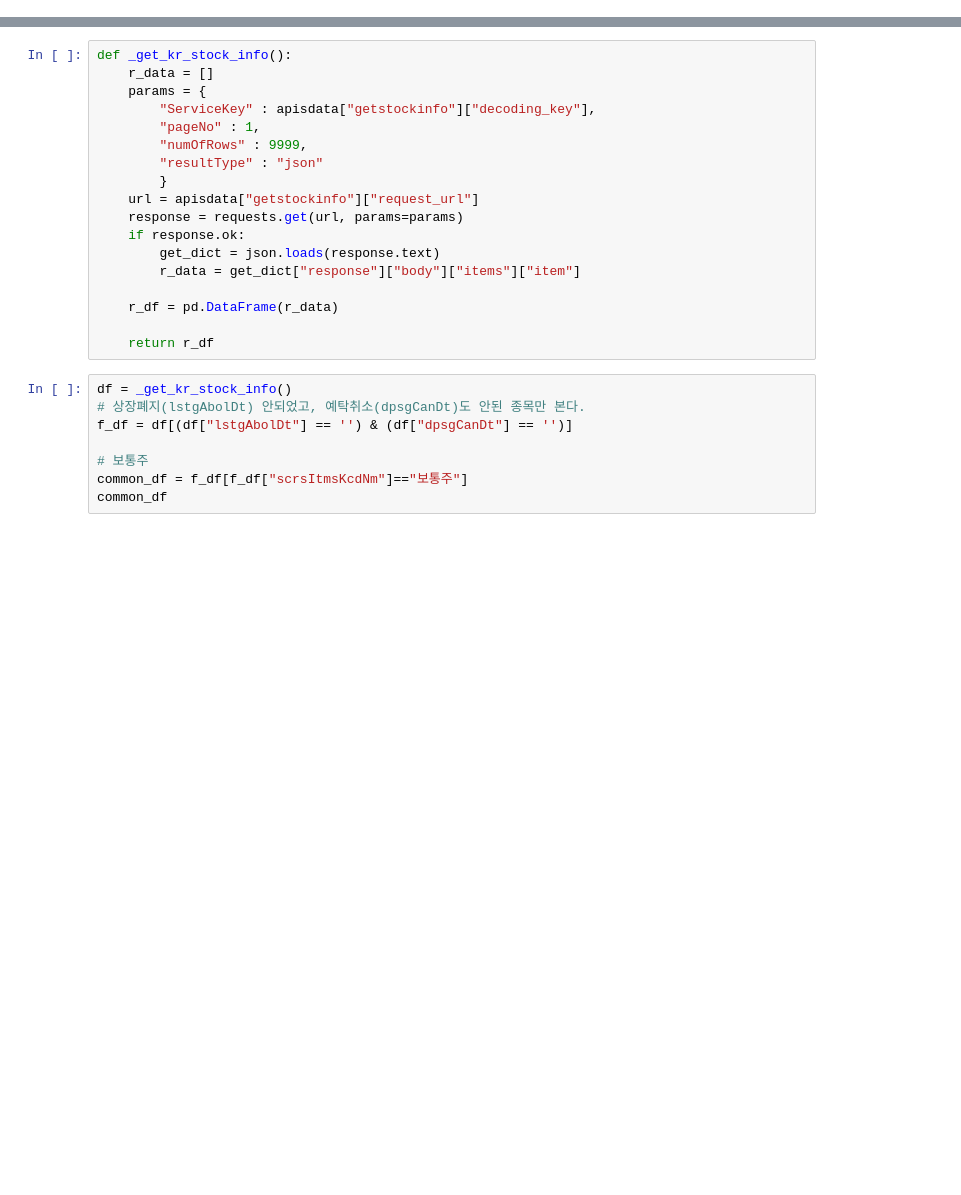
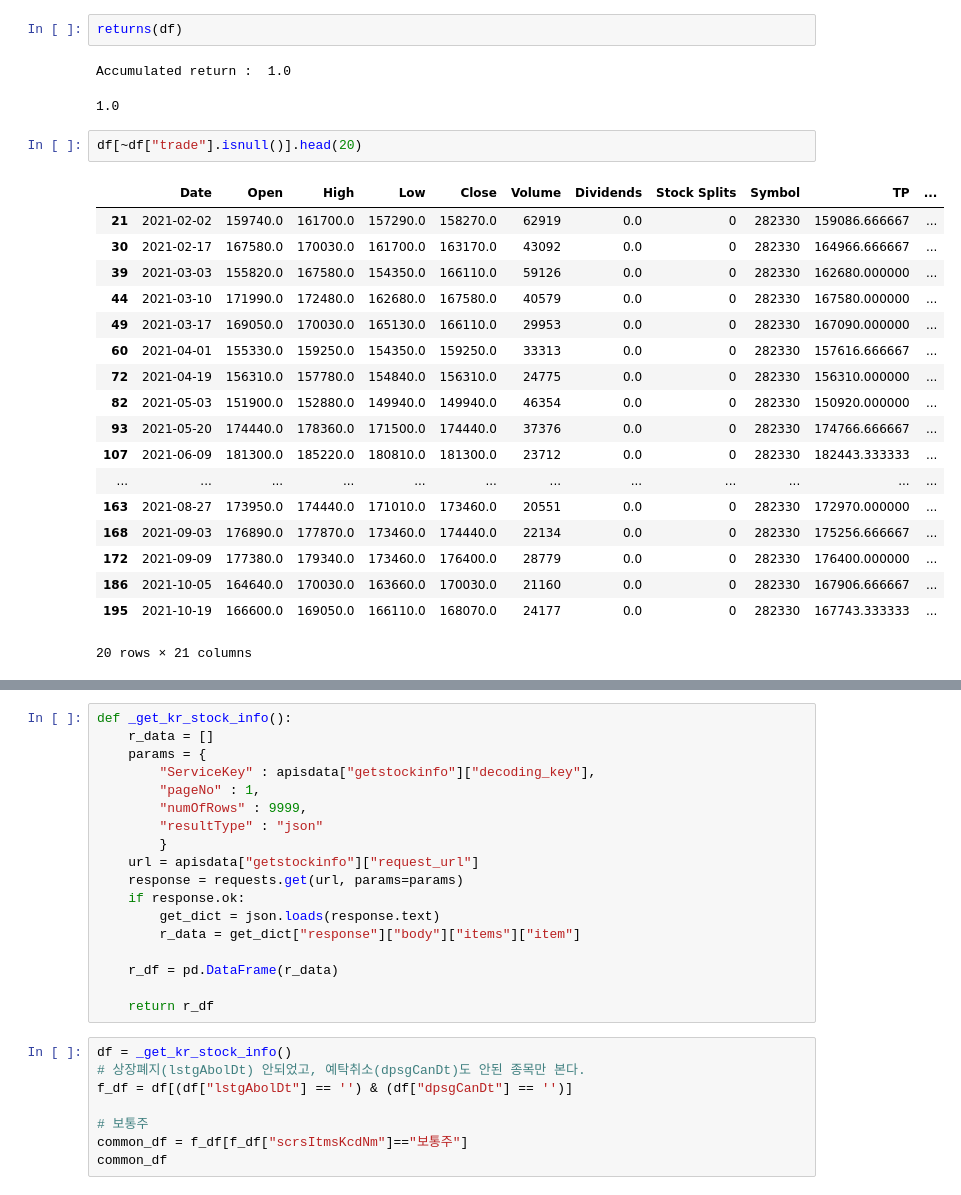
Before and after one commit to GIMINSU/DataAnalysis, a Jupyter notebook: pre_main_test.ipynb, the cells around one changed output, grey strips where cells are left out. Saved outputs shown, nothing was run; the diff lists cells and outputs as text; blank space fills up the shorter version.

```diff
--- a/pre_main_test.ipynb
+++ b/pre_main_test.ipynb
@@ -15,0 +655,26 @@ import pandas as pd
+# %%
+returns(df)
+# %% [output]
+Accumulated return :  1.0
+1.0
+# %%
+df[~df["trade"].isnull()].head(20)
+# %% [output]
+|  | Date | Open | High | Low | Close | Volume | Dividends | Stock Splits | Symbol | TP | ... |
+| 21 | 2021-02-02 | 159740.0 | 161700.0 | 157290.0 | 158270.0 | 62919 | 0.0 | 0 | 282330 | 159086.666667 | ... |
+| 30 | 2021-02-17 | 167580.0 | 170030.0 | 161700.0 | 163170.0 | 43092 | 0.0 | 0 | 282330 | 164966.666667 | ... |
+| 39 | 2021-03-03 | 155820.0 | 167580.0 | 154350.0 | 166110.0 | 59126 | 0.0 | 0 | 282330 | 162680.000000 | ... |
+| 44 | 2021-03-10 | 171990.0 | 172480.0 | 162680.0 | 167580.0 | 40579 | 0.0 | 0 | 282330 | 167580.000000 | ... |
+| 49 | 2021-03-17 | 169050.0 | 170030.0 | 165130.0 | 166110.0 | 29953 | 0.0 | 0 | 282330 | 167090.000000 | ... |
+| 60 | 2021-04-01 | 155330.0 | 159250.0 | 154350.0 | 159250.0 | 33313 | 0.0 | 0 | 282330 | 157616.666667 | ... |
+| 72 | 2021-04-19 | 156310.0 | 157780.0 | 154840.0 | 156310.0 | 24775 | 0.0 | 0 | 282330 | 156310.000000 | ... |
+| 82 | 2021-05-03 | 151900.0 | 152880.0 | 149940.0 | 149940.0 | 46354 | 0.0 | 0 | 282330 | 150920.000000 | ... |
+| 93 | 2021-05-20 | 174440.0 | 178360.0 | 171500.0 | 174440.0 | 37376 | 0.0 | 0 | 282330 | 174766.666667 | ... |
+| 107 | 2021-06-09 | 181300.0 | 185220.0 | 180810.0 | 181300.0 | 23712 | 0.0 | 0 | 282330 | 182443.333333 | ... |
+| ... | ... | ... | ... | ... | ... | ... | ... | ... | ... | ... | ... |
+| 163 | 2021-08-27 | 173950.0 | 174440.0 | 171010.0 | 173460.0 | 20551 | 0.0 | 0 | 282330 | 172970.000000 | ... |
+| 168 | 2021-09-03 | 176890.0 | 177870.0 | 173460.0 | 174440.0 | 22134 | 0.0 | 0 | 282330 | 175256.666667 | ... |
+| 172 | 2021-09-09 | 177380.0 | 179340.0 | 173460.0 | 176400.0 | 28779 | 0.0 | 0 | 282330 | 176400.000000 | ... |
+| 186 | 2021-10-05 | 164640.0 | 170030.0 | 163660.0 | 170030.0 | 21160 | 0.0 | 0 | 282330 | 167906.666667 | ... |
+| 195 | 2021-10-19 | 166600.0 | 169050.0 | 166110.0 | 168070.0 | 24177 | 0.0 | 0 | 282330 | 167743.333333 | ... |
+20 rows × 21 columns
```
Also changed, not shown: parts of 27 cells of this notebook, 1 other file.
